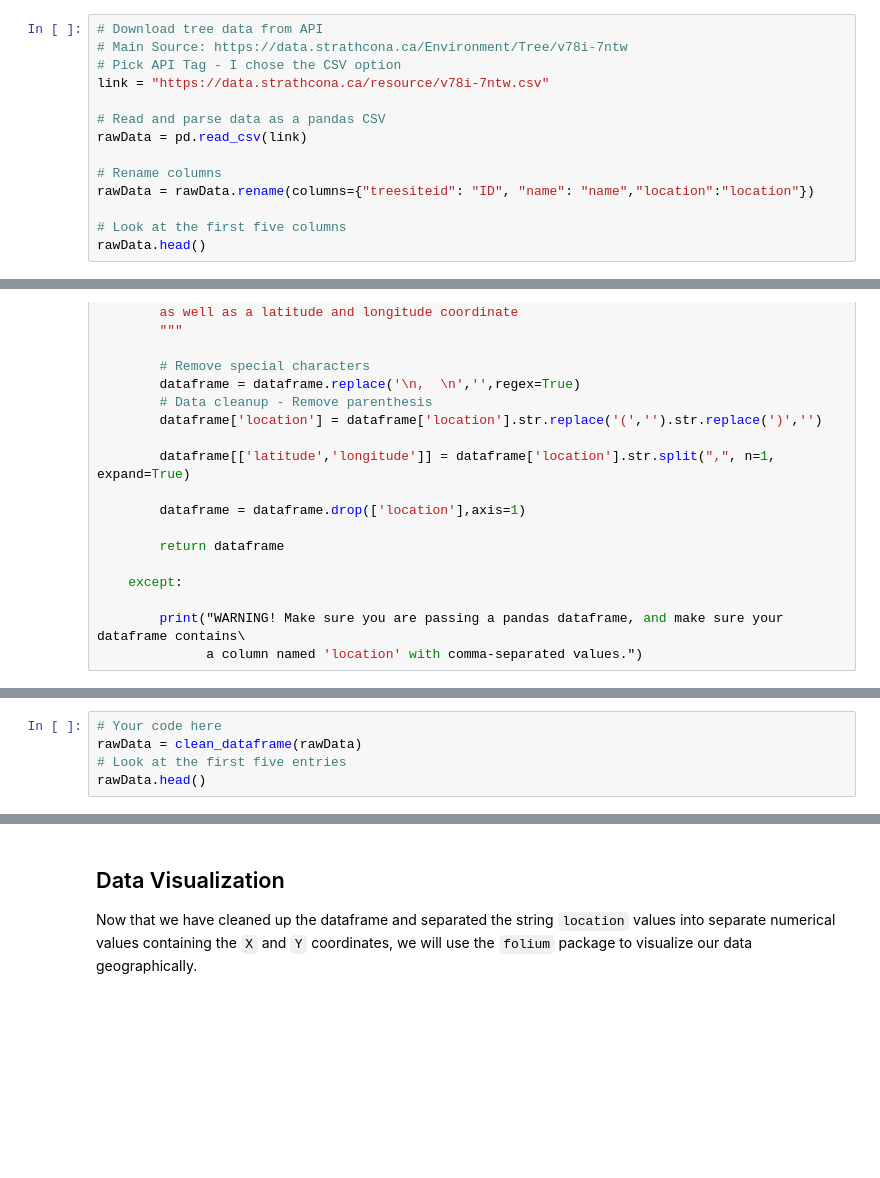
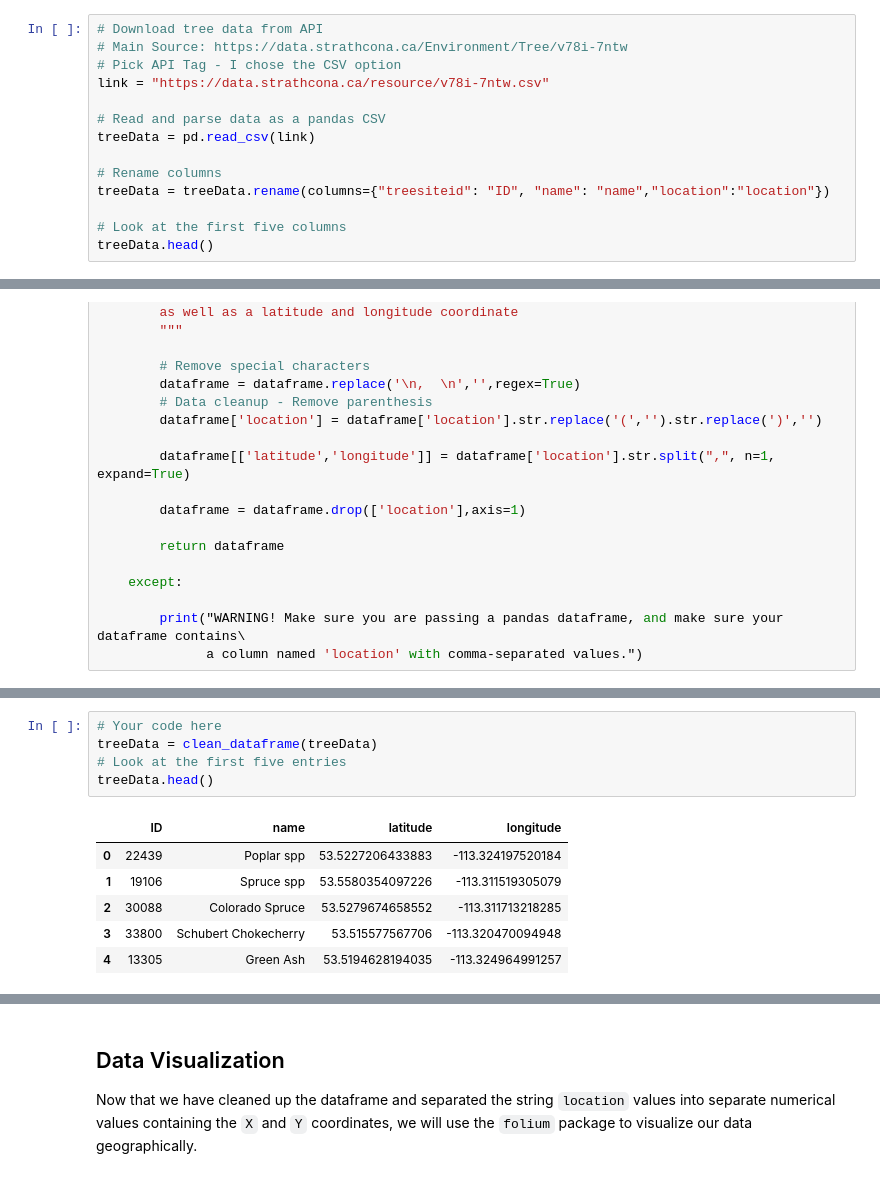
Before and after one commit to callysto/hackathon, a Jupyter notebook: Strathcona-County-Open-Data/Tree/Trees-And-Park-Challenge.ipynb, the cells around one changed output, grey strips where cells are left out. Saved outputs shown, nothing was run; the diff lists cells and outputs as text; blank space fills up the shorter version.

```diff
--- a/Strathcona-County-Open-Data/Tree/Trees-And-Park-Challenge.ipynb
+++ b/Strathcona-County-Open-Data/Tree/Trees-And-Park-Challenge.ipynb
@@ -50,10 +58,10 @@ print("Importing Python libraries was successful!")
 link = "https://data.strathcona.ca/resource/v78i-7ntw.csv"
 
 # Read and parse data as a pandas CSV
-rawData = pd.read_csv(link)
+treeData = pd.read_csv(link)
 
 # Rename columns
-rawData = rawData.rename(columns={"treesiteid": "ID", "name": "name","location":"location"})
+treeData = treeData.rename(columns={"treesiteid": "ID", "name": "name","location":"location"})
 
 # Look at the first five columns
-rawData.head()
+treeData.head()
@@ -144,6 +195,13 @@ def clean_dataframe(dataframe):
 ---
 # %%
 # Your code here
-rawData = clean_dataframe(rawData)
+treeData = clean_dataframe(treeData)
 # Look at the first five entries
-rawData.head()
+treeData.head()
+# %% [output]
+|  | ID | name | latitude | longitude |
+| 0 | 22439 | Poplar spp | 53.5227206433883 | -113.324197520184 |
+| 1 | 19106 | Spruce spp | 53.5580354097226 | -113.311519305079 |
+| 2 | 30088 | Colorado Spruce | 53.5279674658552 | -113.311713218285 |
+| 3 | 33800 | Schubert Chokecherry | 53.515577567706 | -113.320470094948 |
+| 4 | 13305 | Green Ash | 53.5194628194035 | -113.324964991257 |
```
Also changed, not shown: parts of 22 cells of this notebook, 1 other file.
